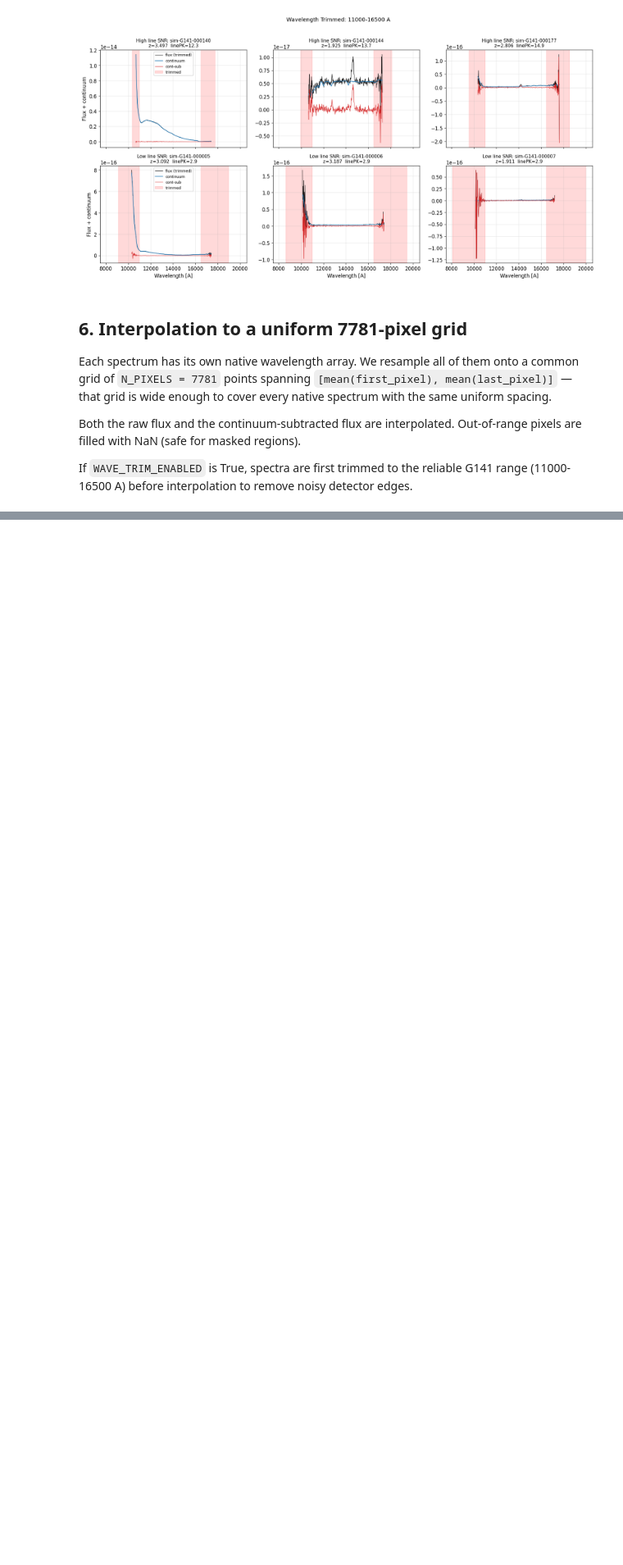
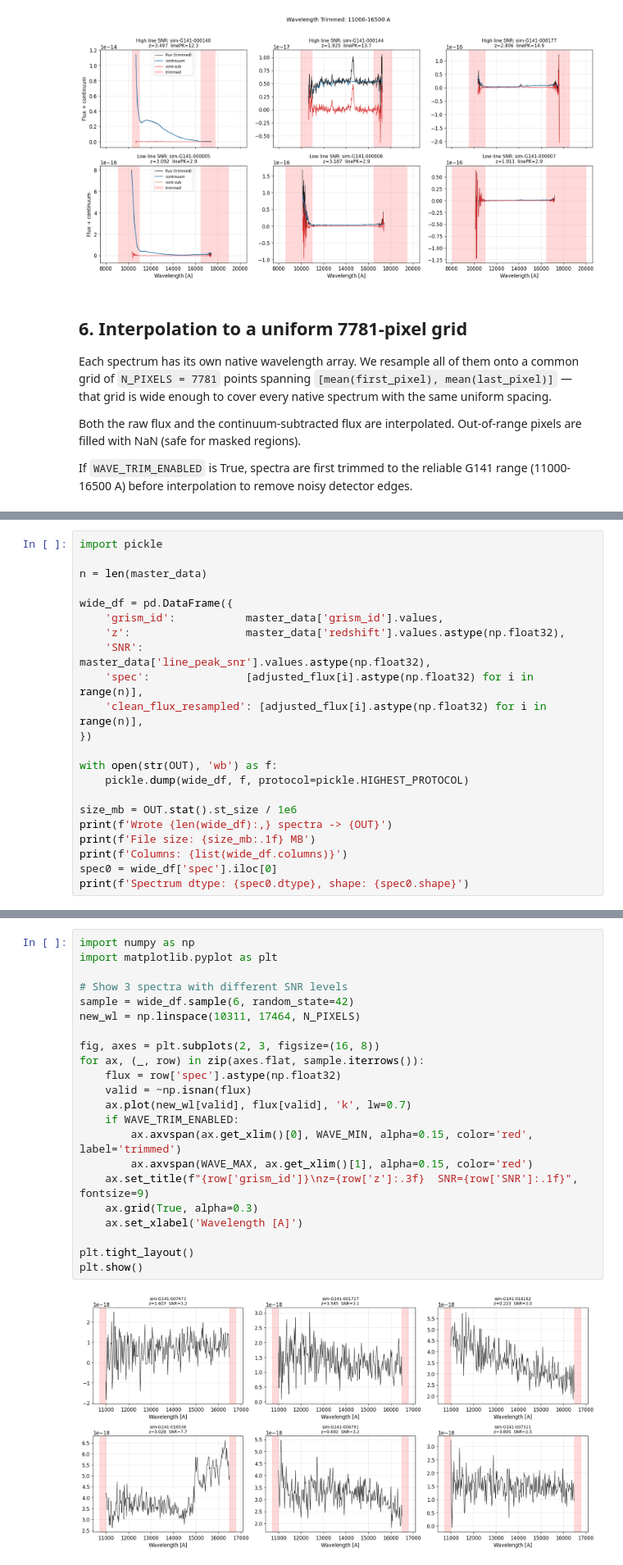
Before and after one commit to CliveKBinu/specpt-hst-sim, a Jupyter notebook: notebooks/01_data_exploration_and_training_format.ipynb, the cells around one changed output, grey strips where cells are left out. Shown at 82% size. Drawn from its saved outputs; the diff is of its cells as text; blank space fills up the shorter version.

```diff
--- a/notebooks/01_data_exploration_and_training_format.ipynb
+++ b/notebooks/01_data_exploration_and_training_format.ipynb
@@ -523,0 +516,22 @@ Output: `grism_id, wavelength, flux, z, line_peak_snr, continuum_sub_flux`.
+# %%
+import pickle
+
+n = len(master_data)
+
+wide_df = pd.DataFrame({
+    'grism_id':           master_data['grism_id'].values,
+    'z':                  master_data['redshift'].values.astype(np.float32),
+    'SNR':                master_data['line_peak_snr'].values.astype(np.float32),
+    'spec':               [adjusted_flux[i].astype(np.float32) for i in range(n)],
+    'clean_flux_resampled': [adjusted_flux[i].astype(np.float32) for i in range(n)],
+})
+
+with open(str(OUT), 'wb') as f:
+    pickle.dump(wide_df, f, protocol=pickle.HIGHEST_PROTOCOL)
+
+size_mb = OUT.stat().st_size / 1e6
+print(f'Wrote {len(wide_df):,} spectra -> {OUT}')
+print(f'File size: {size_mb:.1f} MB')
+print(f'Columns: {list(wide_df.columns)}')
+spec0 = wide_df['spec'].iloc[0]
+print(f'Spectrum dtype: {spec0.dtype}, shape: {spec0.shape}')
@@ -632,0 +571,24 @@ plt.show()
+# %%
+import numpy as np
+import matplotlib.pyplot as plt
+
+# Show 3 spectra with different SNR levels
+sample = wide_df.sample(6, random_state=42)
+new_wl = np.linspace(10311, 17464, N_PIXELS)
+
+fig, axes = plt.subplots(2, 3, figsize=(16, 8))
+for ax, (_, row) in zip(axes.flat, sample.iterrows()):
+    flux = row['spec'].astype(np.float32)
+    valid = ~np.isnan(flux)
+    ax.plot(new_wl[valid], flux[valid], 'k', lw=0.7)
+    if WAVE_TRIM_ENABLED:
+        ax.axvspan(ax.get_xlim()[0], WAVE_MIN, alpha=0.15, color='red', label='trimmed')
+        ax.axvspan(WAVE_MAX, ax.get_xlim()[1], alpha=0.15, color='red')
+    ax.set_title(f"{row['grism_id']}\nz={row['z']:.3f}  SNR={row['SNR']:.1f}", fontsize=9)
+    ax.grid(True, alpha=0.3)
+    ax.set_xlabel('Wavelength [A]')
+
+plt.tight_layout()
+plt.show()
+# %% [output]
+[figure, added]
```
Also changed, not shown: parts of 9 cells of this notebook, 3 other files.
